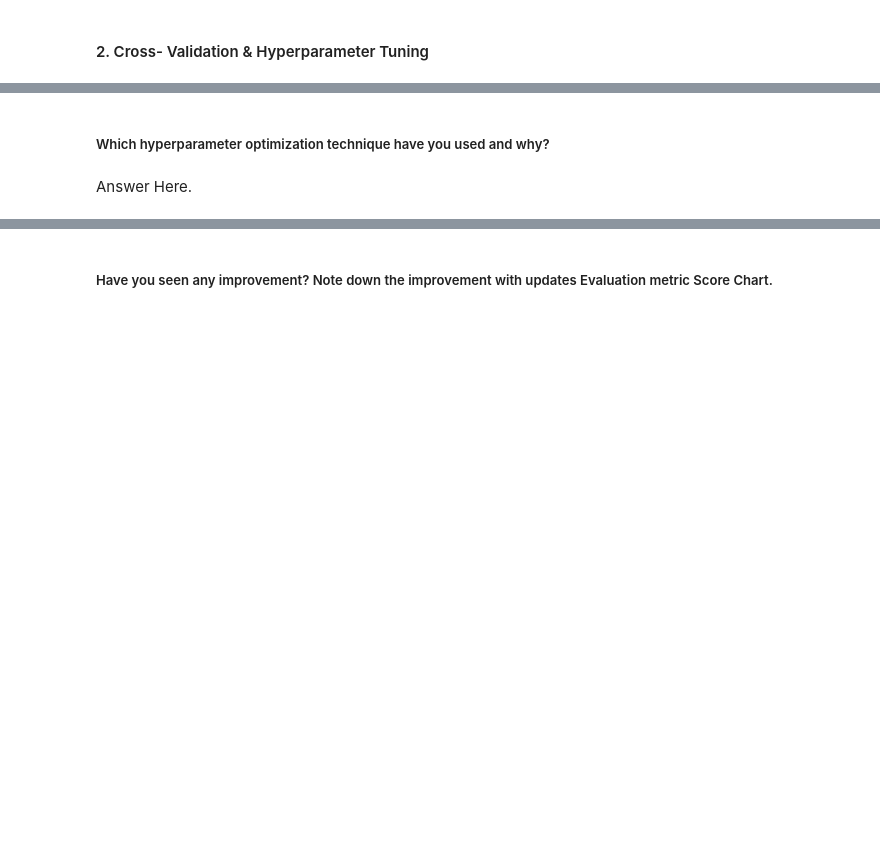
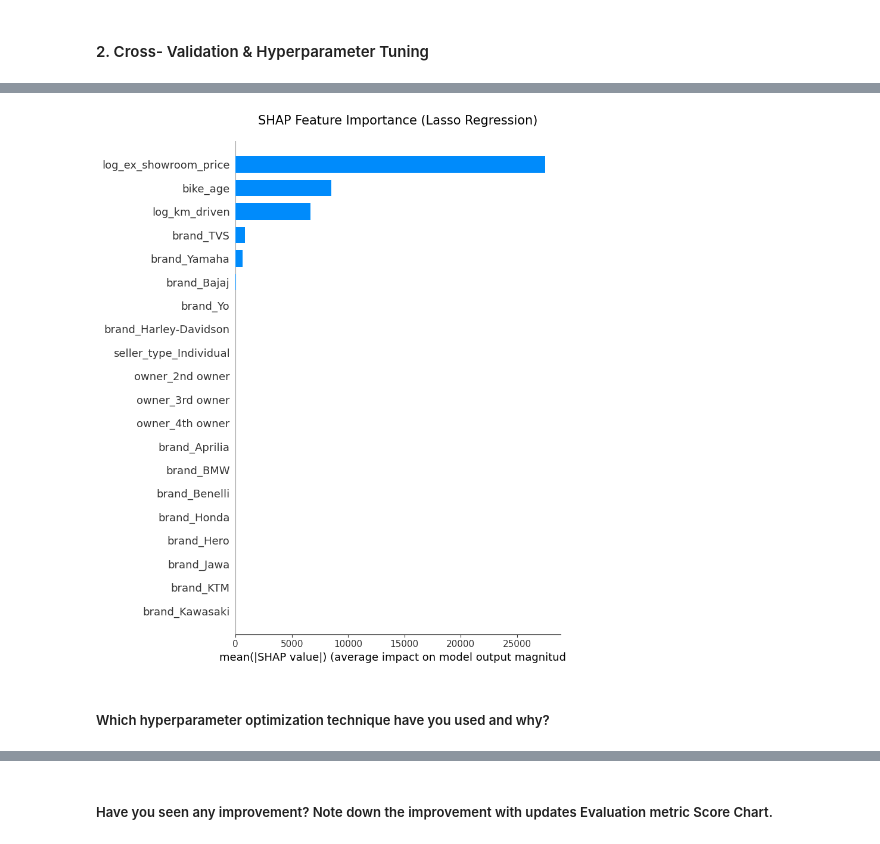
Before and after one commit to VishalChauhan85/Motorcycle-Dataset---ML, a Jupyter notebook: Motorcycle_Dataset_ML.ipynb, the cells around one changed output, grey strips where cells are left out. Saved outputs shown, nothing was run; the diff lists cells and outputs as text; code cells hidden in the pictures; blank space fills up the shorter version.

```diff
--- a/Motorcycle_Dataset_ML.ipynb
+++ b/Motorcycle_Dataset_ML.ipynb
@@ -1062,0 +1101,15 @@ The L2 penalty stabilizes the variance caused by our one-hot encoded categorical
+# %%
+# Initialize the SHAP Linear Explainer using our best Lasso model and the training data
+import shap
+explainer = shap.LinearExplainer(best_lasso, X_train)
+
+# Calculate SHAP values for the test dataset
+shap_values = explainer.shap_values(X_test)
+
+# Plot the SHAP Summary Plot
+plt.figure(figsize=(10, 8))
+plt.title("SHAP Feature Importance (Lasso Regression)", fontsize=15, pad=20)
+shap.summary_plot(shap_values, X_test, plot_type="bar", show=False)
+plt.tight_layout()
+plt.show()
+# %% [output]
@@ -1063,4 +1117,3 @@ The L2 penalty stabilizes the variance caused by our one-hot encoded categorical
+[figure, added]
 # %% [markdown]
 ##### Which hyperparameter optimization technique have you used and why?
-# %% [markdown]
-Answer Here.
```
Also changed, not shown: parts of 18 cells of this notebook.
